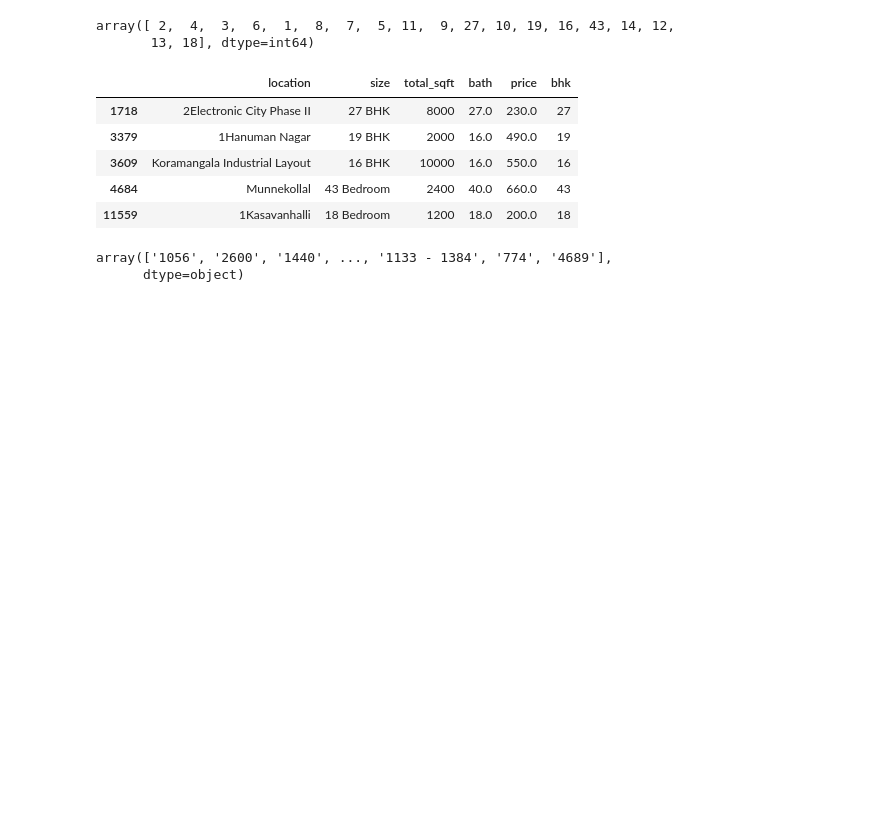
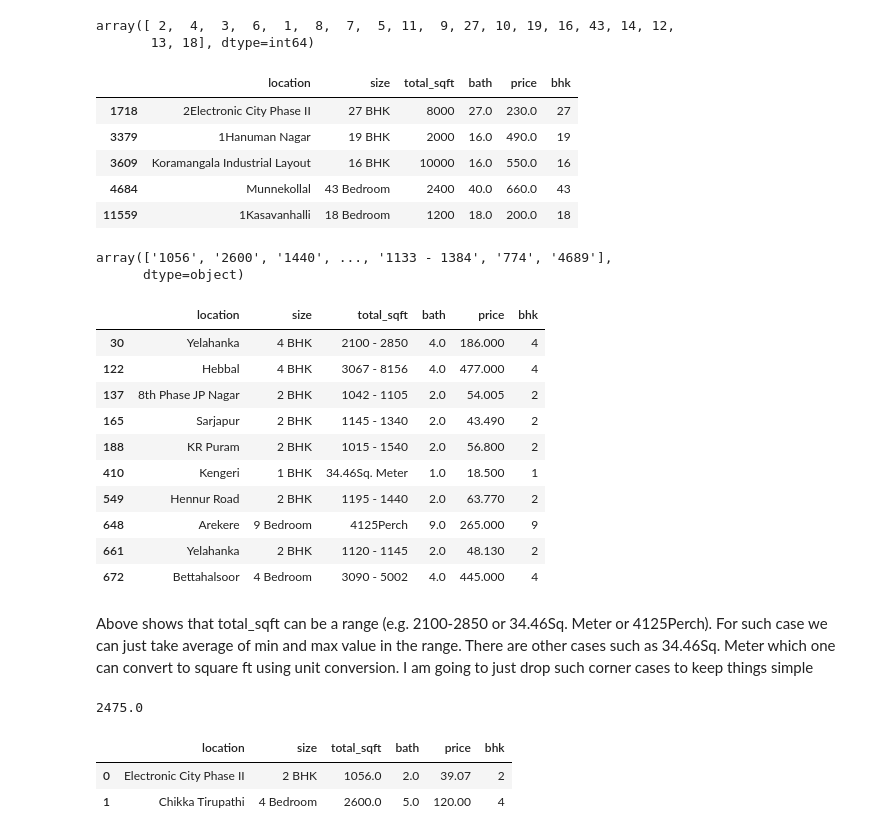
Before and after one commit to eunicedhivya/house-pricing-prediction, a Jupyter notebook: data_wrangling.ipynb, the cells around one changed output. Cells and saved outputs as stored; diff of their text form; code cells hidden in the pictures; blank space fills up the shorter version.

Commit message:
Clean data using pandas

```diff
--- a/data_wrangling.ipynb
+++ b/data_wrangling.ipynb
@@ -167,3 +183,26 @@ df3['total_sqft'].unique()
 # %% [output]
 array(['1056', '2600', '1440', ..., '1133 - 1384', '774', '4689'],
       dtype=object)
+# %%
+def is_float(x):
+    try:
+        float(x)
+    except:
+        return False
+    return True
+
+df3[~df3['total_sqft'].apply(is_float)].head(10)
+# %% [output]
+|  | location | size | total_sqft | bath | price | bhk |
+| 30 | Yelahanka | 4 BHK | 2100 - 2850 | 4.0 | 186.000 | 4 |
+| 122 | Hebbal | 4 BHK | 3067 - 8156 | 4.0 | 477.000 | 4 |
+| 137 | 8th Phase JP Nagar | 2 BHK | 1042 - 1105 | 2.0 | 54.005 | 2 |
+| 165 | Sarjapur | 2 BHK | 1145 - 1340 | 2.0 | 43.490 | 2 |
+| 188 | KR Puram | 2 BHK | 1015 - 1540 | 2.0 | 56.800 | 2 |
+| 410 | Kengeri | 1 BHK | 34.46Sq. Meter | 1.0 | 18.500 | 1 |
+| 549 | Hennur Road | 2 BHK | 1195 - 1440 | 2.0 | 63.770 | 2 |
+| 648 | Arekere | 9 Bedroom | 4125Perch | 9.0 | 265.000 | 9 |
+| 661 | Yelahanka | 2 BHK | 1120 - 1145 | 2.0 | 48.130 | 2 |
+| 672 | Bettahalsoor | 4 Bedroom | 3090 - 5002 | 4.0 | 445.000 | 4 |
+# %% [markdown]
+Above shows that total_sqft can be a range (e.g. 2100-2850 or 34.46Sq. Meter or 4125Perch). For such case we can just take average of min and max value in the range. There are other cases such as 34.46Sq. Meter which one can convert to square ft using unit conversion. I am going to just drop such corner cases to keep things simple
@@ -169,0 +218,4 @@ array(['1056', '2600', '1440', ..., '1133 - 1384', '774', '4689'],
+# %%
+convert_sqft_to_num('2100 - 2850')
+# %% [output]
+2475.0
@@ -169,0 +224,9 @@ array(['1056', '2600', '1440', ..., '1133 - 1384', '774', '4689'],
+# %%
+df4 = df3.copy()
+df4.total_sqft = df4.total_sqft.apply(convert_sqft_to_num)
+# df4 = df4[df4.total_sqft.notnull()]
+df4.head(2)
+# %% [output]
+|  | location | size | total_sqft | bath | price | bhk |
+| 0 | Electronic City Phase II | 2 BHK | 1056.0 | 2.0 | 39.07 | 2 |
+| 1 | Chikka Tirupathi | 4 Bedroom | 2600.0 | 5.0 | 120.00 | 4 |
```
Also changed, not shown: parts of 15 cells of this notebook.
